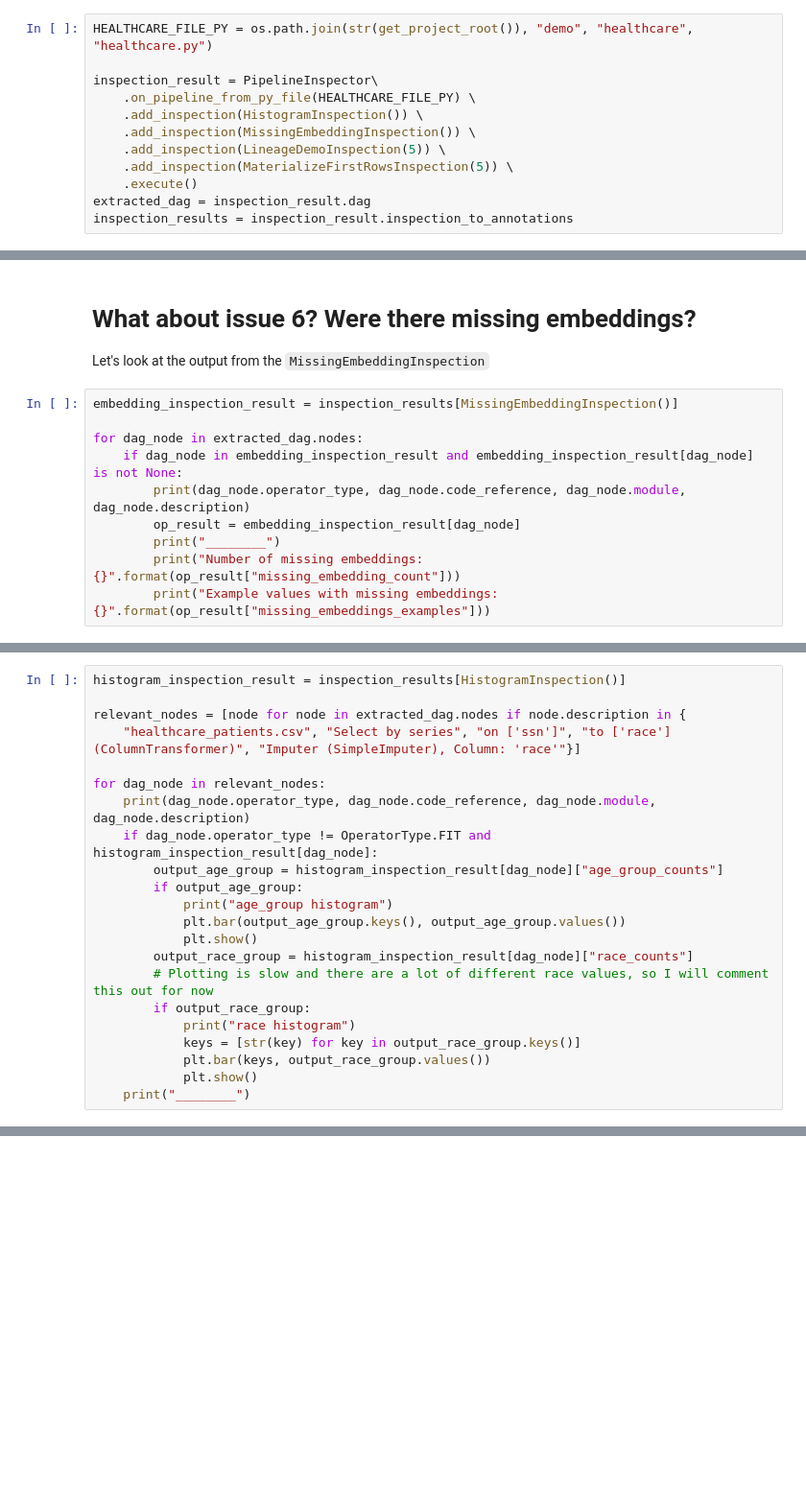
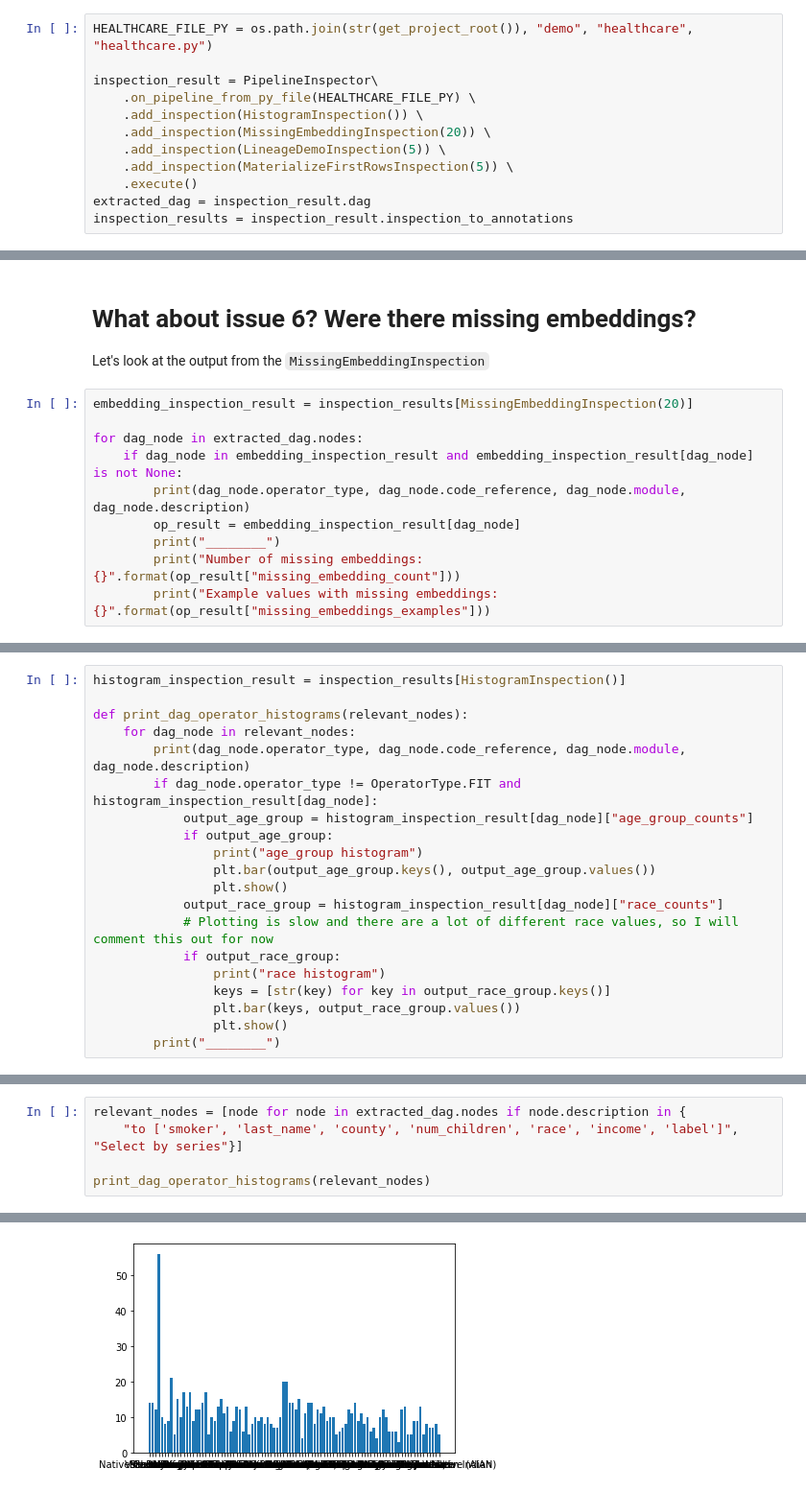
Before and after one commit to stefan-grafberger/mlinspect-cidr, a Jupyter notebook: demo/healthcare/healthcare_demo.ipynb, the cells around one changed output, grey strips where cells are left out. Shown: that part at 96% size. Saved outputs shown, nothing was run; the diff lists cells and outputs as text; blank space fills up the shorter version.

Commit message:
Created histogram cells for the different demo issues

```diff
--- a/demo/healthcare/healthcare_demo.ipynb
+++ b/demo/healthcare/healthcare_demo.ipynb
@@ -26,7 +26,7 @@ HEALTHCARE_FILE_PY = os.path.join(str(get_project_root()), "demo", "healthcare",
 inspection_result = PipelineInspector\
     .on_pipeline_from_py_file(HEALTHCARE_FILE_PY) \
     .add_inspection(HistogramInspection()) \
-    .add_inspection(MissingEmbeddingInspection()) \
+    .add_inspection(MissingEmbeddingInspection(20)) \
     .add_inspection(LineageDemoInspection(5)) \
     .add_inspection(MaterializeFirstRowsInspection(5)) \
     .execute()
@@ -115,7 +115,7 @@ OperatorType.DATA_SOURCE CodeReference(lineno=20, col_offset=12, end_lineno=21,
 # What about issue 6? Were there missing embeddings?
 Let's look at the output from the `MissingEmbeddingInspection`
 # %%
-embedding_inspection_result = inspection_results[MissingEmbeddingInspection()]
+embedding_inspection_result = inspection_results[MissingEmbeddingInspection(20)]
 
 for dag_node in extracted_dag.nodes:
     if dag_node in embedding_inspection_result and embedding_inspection_result[dag_node] is not None:
@@ -135,22 +135,20 @@ Thanks to our annotation propagation, this works even if the group columns are p
 # %%
 histogram_inspection_result = inspection_results[HistogramInspection()]
 
-relevant_nodes = [node for node in extracted_dag.nodes if node.description in {
-    "healthcare_patients.csv", "Select by series", "on ['ssn']", "to ['race'] (ColumnTransformer)", "Imputer (SimpleImputer), Column: 'race'"}]
-
-for dag_node in relevant_nodes:
-    print(dag_node.operator_type, dag_node.code_reference, dag_node.module, dag_node.description)
-    if dag_node.operator_type != OperatorType.FIT and histogram_inspection_result[dag_node]:
-        output_age_group = histogram_inspection_result[dag_node]["age_group_counts"]
-        if output_age_group:
-            print("age_group histogram")
-            plt.bar(output_age_group.keys(), output_age_group.values())
-            plt.show()
-        output_race_group = histogram_inspection_result[dag_node]["race_counts"]
-        # Plotting is slow and there are a lot of different race values, so I will comment this out for now
-        if output_race_group:
-            print("race histogram")
-            keys = [str(key) for key in output_race_group.keys()]
-            plt.bar(keys, output_race_group.values())
-            plt.show()
-    print("________")
+def print_dag_operator_histograms(relevant_nodes):
+    for dag_node in relevant_nodes:
+        print(dag_node.operator_type, dag_node.code_reference, dag_node.module, dag_node.description)
+        if dag_node.operator_type != OperatorType.FIT and histogram_inspection_result[dag_node]:
+            output_age_group = histogram_inspection_result[dag_node]["age_group_counts"]
+            if output_age_group:
+                print("age_group histogram")
+                plt.bar(output_age_group.keys(), output_age_group.values())
+                plt.show()
+            output_race_group = histogram_inspection_result[dag_node]["race_counts"]
+            # Plotting is slow and there are a lot of different race values, so I will comment this out for now
+            if output_race_group:
+                print("race histogram")
+                keys = [str(key) for key in output_race_group.keys()]
+                plt.bar(keys, output_race_group.values())
+                plt.show()
+        print("________")
@@ -175,0 +179,6 @@ race histogram
+# %%
+relevant_nodes = [node for node in extracted_dag.nodes if node.description in {
+    "to ['smoker', 'last_name', 'county', 'num_children', 'race', 'income', 'label']", "Select by series"}]
+
+print_dag_operator_histograms(relevant_nodes)
+# %% [output]
@@ -175,0 +189 @@ race histogram
+[figure, added]
```
Also changed, not shown: parts of 13 cells of this notebook.
